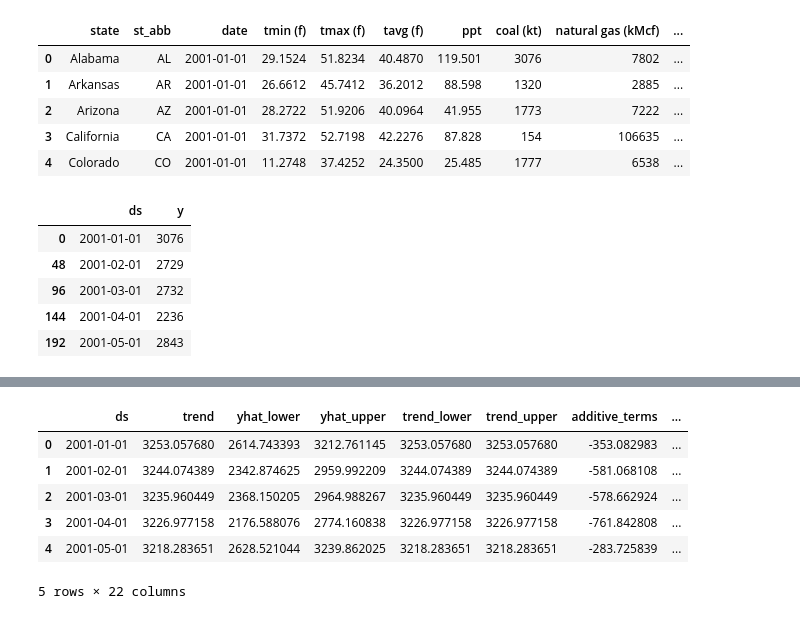
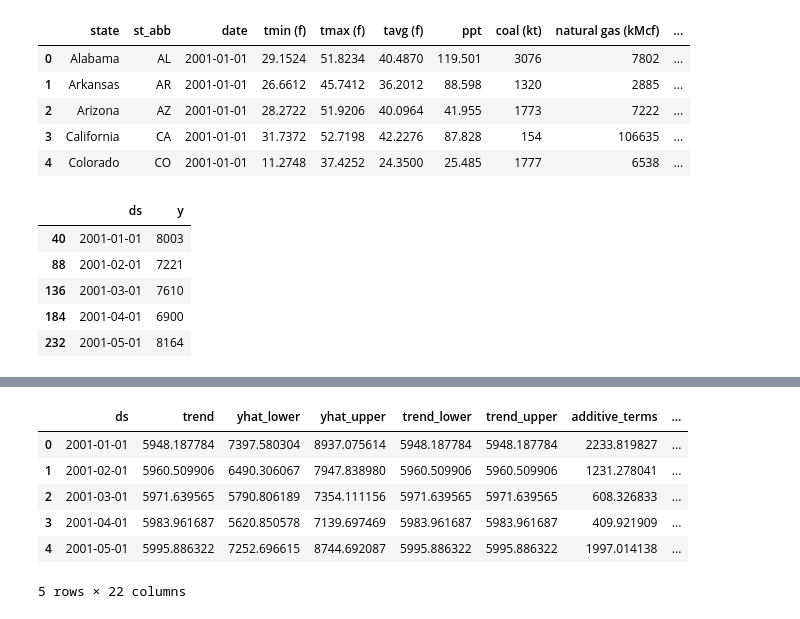
Before and after one commit to jcbritton/Weather_vs_Energy_Consumption, a Jupyter notebook: project_4_prophet.ipynb, the cells around one changed output, grey strips where cells are left out. Saved outputs shown, nothing was run; the diff lists cells and outputs as text; code cells hidden in the pictures.

```diff
--- a/project_4_prophet.ipynb
+++ b/project_4_prophet.ipynb
@@ -19,7 +20,7 @@ starter_df.head()
 # Prophet expects only two columns, the DS or datestamp and the X value
 # So I need to make a new dataframe
 
-filtered_df = starter_df[starter_df['state']=='Alabama']
+filtered_df = starter_df[starter_df['state']=='Texas']
 
 # Keep only the relevant columns
 filtered_df = filtered_df[['date','coal (kt)']]
@@ -33,14 +34,20 @@ filtered_df['ds'] = pd.to_datetime(filtered_df['ds'])
 filtered_df.head()
 # %% [output]
 |  | ds | y |
-| 0 | 2001-01-01 | 3076 |
-| 48 | 2001-02-01 | 2729 |
-| 96 | 2001-03-01 | 2732 |
-| 144 | 2001-04-01 | 2236 |
-| 192 | 2001-05-01 | 2843 |
+| 40 | 2001-01-01 | 8003 |
+| 88 | 2001-02-01 | 7221 |
+| 136 | 2001-03-01 | 7610 |
+| 184 | 2001-04-01 | 6900 |
+| 232 | 2001-05-01 | 8164 |
 # %%
 # Initalize the Prophet model
-model = Prophet(weekly_seasonality=True, yearly_seasonality=True)
+model = Prophet(
+    weekly_seasonality=True,
+    yearly_seasonality=True,
+    changepoint_prior_scale=0.25,
+    seasonality_prior_scale=10
+    )
+
 model.add_seasonality(name='monthly', period=30.5, fourier_order=5)
 
 # Fit the model
@@ -67,8 +74,8 @@ INFO:cmdstanpy:Chain [1] start processing
 INFO:cmdstanpy:Chain [1] done processing
 |  | ds | trend | yhat_lower | yhat_upper | trend_lower | trend_upper | additive_terms | ... |
-| 0 | 2001-01-01 | 3253.057680 | 2614.743393 | 3212.761145 | 3253.057680 | 3253.057680 | -353.082983 | ... |
-| 1 | 2001-02-01 | 3244.074389 | 2342.874625 | 2959.992209 | 3244.074389 | 3244.074389 | -581.068108 | ... |
-| 2 | 2001-03-01 | 3235.960449 | 2368.150205 | 2964.988267 | 3235.960449 | 3235.960449 | -578.662924 | ... |
-| 3 | 2001-04-01 | 3226.977158 | 2176.588076 | 2774.160838 | 3226.977158 | 3226.977158 | -761.842808 | ... |
-| 4 | 2001-05-01 | 3218.283651 | 2628.521044 | 3239.862025 | 3218.283651 | 3218.283651 | -283.725839 | ... |
+| 0 | 2001-01-01 | 5948.187784 | 7397.580304 | 8937.075614 | 5948.187784 | 5948.187784 | 2233.819827 | ... |
+| 1 | 2001-02-01 | 5960.509906 | 6490.306067 | 7947.838980 | 5960.509906 | 5960.509906 | 1231.278041 | ... |
+| 2 | 2001-03-01 | 5971.639565 | 5790.806189 | 7354.111156 | 5971.639565 | 5971.639565 | 608.326833 | ... |
+| 3 | 2001-04-01 | 5983.961687 | 5620.850578 | 7139.697469 | 5983.961687 | 5983.961687 | 409.921909 | ... |
+| 4 | 2001-05-01 | 5995.886322 | 7252.696615 | 8744.692087 | 5995.886322 | 5995.886322 | 1997.014138 | ... |
 5 rows × 22 columns
```
Also changed, not shown: parts of 5 cells of this notebook, 11 other files.
